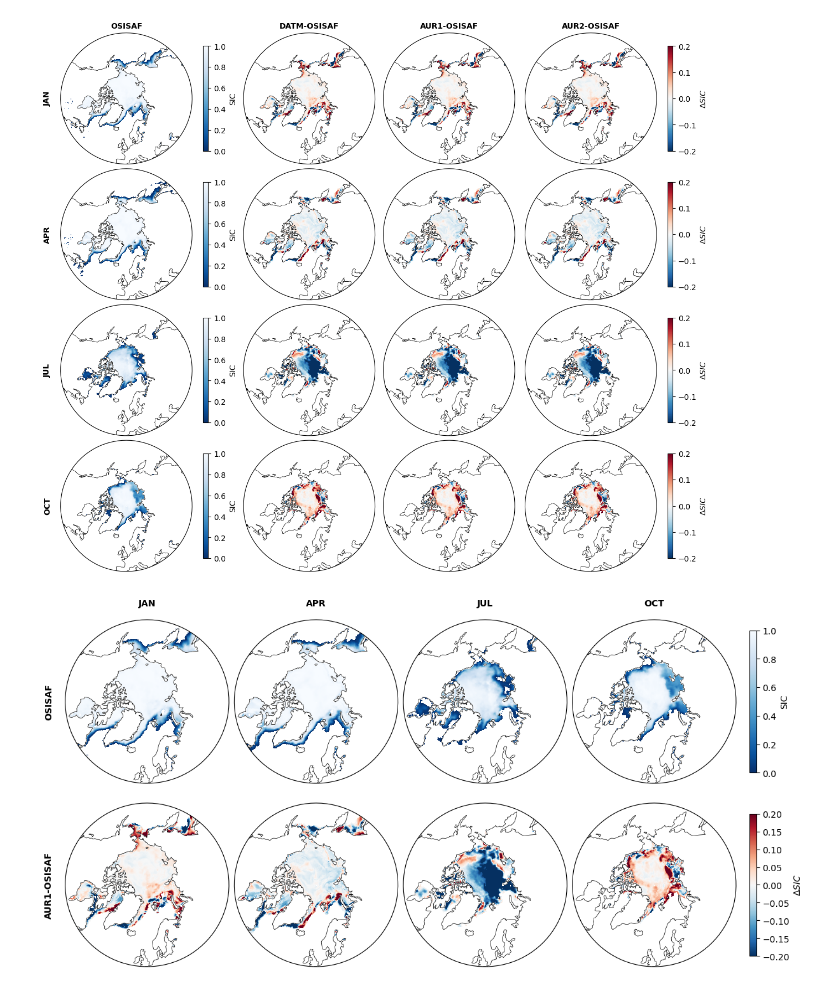
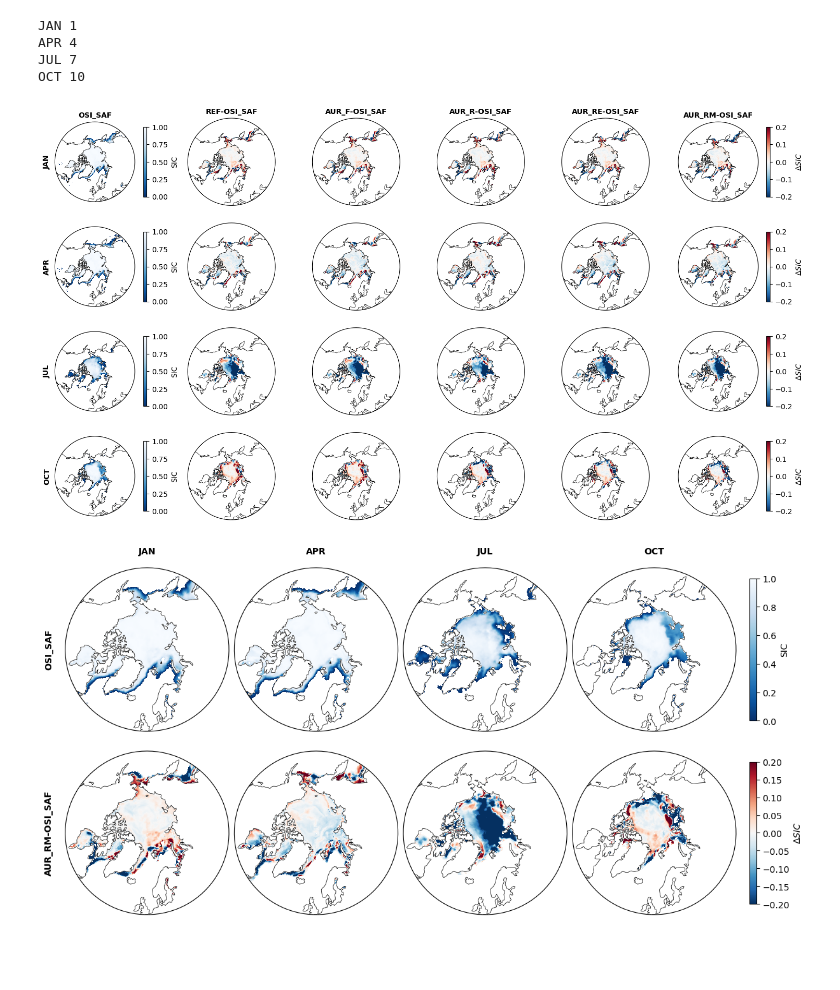
Before and after one commit to geogate-io/HESM-S2S, a Jupyter notebook: analysis/sea_ice.ipynb, the cells around one changed output. Cells and saved outputs as stored; diff of their text form; code cells hidden in the pictures; blank space fills up the shorter version.

```diff
--- a/analysis/sea_ice.ipynb
+++ b/analysis/sea_ice.ipynb
@@ -37,7 +37,7 @@ for label, val in months.items():
     # Load datasets
     ds_ice_mean = xr.open_dataset(os.path.join(data_path, f"2021{val:02d}01_seaice/seaice_S_35d_remap_bil_tmean.nc"))
     ds_datm_mean = xr.open_dataset(os.path.join(data_path, f"2021{val:02d}01_datm/ice_merged_35d_remap_bil_tmean.nc"))
-    ds_aur1_mean = xr.open_dataset(os.path.join(data_path, f"2021{val:02d}01_aurora/ice_merged_35d_remap_bil_tmean.nc"))
+    ds_aur1_mean = xr.open_dataset(os.path.join(data_path, f"2021{val:02d}01_aurora_r2/ice_merged_35d_remap_bil_tmean.nc"))
     ds_aur2_mean = xr.open_dataset(os.path.join(data_path, f"2021{val:02d}01_aurora_two_way/ice_merged_35d_remap_bil_tmean.nc"))
 
     # OSISAF
@@ -80,10 +80,10 @@ for label, val in months.items():
 
     # Labels
     if irow == 0:
-        ax[irow,0].set_title("OSISAF", fontweight='bold', fontsize=10)
-        ax[irow,1].set_title("DATM-OSISAF", fontweight='bold', fontsize=10)
-        ax[irow,2].set_title("AUR1-OSISAF", fontweight='bold', fontsize=10)
-        ax[irow,3].set_title("AUR2-OSISAF", fontweight='bold', fontsize=10)
+        ax[irow,0].set_title("OSI-SAF", fontweight='bold', fontsize=10)
+        ax[irow,1].set_title("DATM-OSI-SAF", fontweight='bold', fontsize=10)
+        ax[irow,2].set_title("AUR1-OSI-SAF", fontweight='bold', fontsize=10)
+        ax[irow,3].set_title("AUR2-OSI-SAF", fontweight='bold', fontsize=10)
     else:
         ax[irow,0].set_title("")
         ax[irow,1].set_title("")
@@ -116,7 +116,7 @@ icol = 0
 for label, val in months.items():
     # Load datasets
     ds_ice_mean = xr.open_dataset(os.path.join(data_path, f"2021{val:02d}01_seaice/seaice_S_35d_remap_bil_tmean.nc"))
-    ds_aur1_mean = xr.open_dataset(os.path.join(data_path, f"2021{val:02d}01_aurora/ice_merged_35d_remap_bil_tmean.nc"))
+    ds_aur1_mean = xr.open_dataset(os.path.join(data_path, f"2021{val:02d}01_aurora_two_way_r4/ice_merged_35d_remap_bil_tmean.nc"))
 
     # OSISAF
     data_osisaf = ds_ice_mean.ice_conc.isel(time=0)
@@ -147,8 +147,8 @@ for label, val in months.items():
     # Labels
     ax[0,icol].text(0.5, 1.1, f"{label}", transform=ax[0,icol].transAxes, ha='center', va='center', fontweight='bold', fontsize=10)
     if icol == 0:
-        ax[0,icol].text(-0.1, 0.5, "OSISAF", transform=ax[0,icol].transAxes, rotation=90, ha='center', va='center', fontweight='bold', fontsize=10)
-        ax[1,icol].text(-0.1, 0.5, "AUR1-OSISAF", transform=ax[1,icol].transAxes, rotation=90, ha='center', va='center', fontweight='bold', fontsize=10)
+        ax[0,icol].text(-0.1, 0.5, "OSI_SAF", transform=ax[0,icol].transAxes, rotation=90, ha='center', va='center', fontweight='bold', fontsize=10)
+        ax[1,icol].text(-0.1, 0.5, "AUR_RM-OSI_SAF", transform=ax[1,icol].transAxes, rotation=90, ha='center', va='center', fontweight='bold', fontsize=10)
 
     icol = icol+1
 
@@ -168,15 +276,18 @@ circle = mpath.Path(verts * radius + center)
 
 # Create figure
 proj  = ccrs.NorthPolarStereo()
-fig, ax = plt.subplots(4, 4, figsize=(12, 10), layout='constrained', subplot_kw={'projection': proj})
+fig, ax = plt.subplots(4, 6, figsize=(18, 10), subplot_kw={'projection': proj})
 
 irow = 0
 for label, val in months.items():
+    print(label, val)
     # Load datasets
     ds_ice_mean = xr.open_dataset(os.path.join(data_path, f"2021{val:02d}01_seaice/seaice_N_35d_remap_bil_tmean.nc"))
     ds_datm_mean = xr.open_dataset(os.path.join(data_path, f"2021{val:02d}01_datm/ice_merged_35d_remap_bil_tmean.nc"))
     ds_aur1_mean = xr.open_dataset(os.path.join(data_path, f"2021{val:02d}01_aurora/ice_merged_35d_remap_bil_tmean.nc"))
-    ds_aur2_mean = xr.open_dataset(os.path.join(data_path, f"2021{val:02d}01_aurora_two_way/ice_merged_35d_remap_bil_tmean.nc"))
+    ds_aur2_mean = xr.open_dataset(os.path.join(data_path, f"2021{val:02d}01_aurora_r2/ice_merged_35d_remap_bil_tmean.nc"))
+    ds_aur3_mean = xr.open_dataset(os.path.join(data_path, f"2021{val:02d}01_aurora_r3/ice_merged_35d_remap_bil_tmean.nc"))
+    ds_aur4_mean = xr.open_dataset(os.path.join(data_path, f"2021{val:02d}01_aurora_two_way_r4/ice_merged_35d_remap_bil_tmean.nc"))
 
     # OSISAF
     data_osisaf = ds_ice_mean.ice_conc.isel(time=0)
@@ -197,46 +308,72 @@ for label, val in months.items():
     ax[irow,1].set_boundary(circle, transform=ax[irow,1].transAxes)
     ax[irow,1].set_extent([-180, 180, 40, 90], ccrs.PlateCarree())
 
-    # AURORA 1W
+    # AUR_F
     data_aur1_sh = ds_aur1_mean.aice_d.isel(time=0)
     data_aur1_sh = data_aur1_sh.where(data_aur1_sh > thold)
     data_aur1_sh_diff = data_aur1_sh-data_osisaf
     im2 = data_aur1_sh_diff.plot(ax=ax[irow,2], transform=ccrs.PlateCarree(), vmin=-0.2, vmax=0.2, cmap='RdBu_r', add_colorbar=False)
     ax[irow,2].coastlines(linewidth=0.5)
     ax[irow,2].set_boundary(circle, transform=ax[irow,2].transAxes)
     ax[irow,2].set_extent([-180, 180, 40, 90], ccrs.PlateCarree())
 
-    # AURORA 2W
+    # AUR_R
     data_aur2_sh = ds_aur2_mean.aice_d.isel(time=0)
     data_aur2_sh = data_aur2_sh.where(data_aur2_sh > thold)
     data_aur2_sh_diff = data_aur2_sh-data_osisaf
     im3 = data_aur2_sh_diff.plot(ax=ax[irow,3], transform=ccrs.PlateCarree(), vmin=-0.2, vmax=0.2, cmap='RdBu_r', add_colorbar=False)
     ax[irow,3].coastlines(linewidth=0.5)
     ax[irow,3].set_boundary(circle, transform=ax[irow,3].transAxes)
     ax[irow,3].set_extent([-180, 180, 40, 90], ccrs.PlateCarree())
-    fig.colorbar(im3, ax=ax[irow,3], pad=0.08, aspect=20, shrink=0.8, label=r'$\Delta SIC$')
+
+    # AUR_RE
+    data_aur3_sh = ds_aur3_mean.aice_d.isel(time=0)
+    data_aur3_sh = data_aur3_sh.where(data_aur3_sh > thold)
+    data_aur3_sh_diff = data_aur3_sh-data_osisaf
+    im4 = data_aur3_sh_diff.plot(ax=ax[irow,4], transform=ccrs.PlateCarree(), vmin=-0.2, vmax=0.2, cmap='RdBu_r', add_colorbar=False)
+    ax[irow,4].coastlines(linewidth=0.5)
+    ax[irow,4].set_boundary(circle, transform=ax[irow,4].transAxes)
+    ax[irow,4].set_extent([-180, 180, 40, 90], ccrs.PlateCarree())
+
+    # AUR_RM
+    data_aur4_sh = ds_aur4_mean.aice_d.isel(time=0)
+    data_aur4_sh = data_aur4_sh.where(data_aur4_sh > thold)
+    data_aur4_sh_diff = data_aur4_sh-data_osisaf
+    im5 = data_aur4_sh_diff.plot(ax=ax[irow,5], transform=ccrs.PlateCarree(), vmin=-0.2, vmax=0.2, cmap='RdBu_r', add_colorbar=False)
+    ax[irow,5].coastlines(linewidth=0.5)
+    ax[irow,5].set_boundary(circle, transform=ax[irow,5].transAxes)
+    ax[irow,5].set_extent([-180, 180, 40, 90], ccrs.PlateCarree())
+    fig.colorbar(im5, ax=ax[irow,5], pad=0.08, aspect=20, shrink=0.8, label=r'$\Delta SIC$')
 
     # Labels
     if irow == 0:
-        ax[irow,0].set_title("OSISAF", fontweight='bold', fontsize=10)
-        ax[irow,1].set_title("DATM-OSISAF", fontweight='bold', fontsize=10)
-        ax[irow,2].set_title("AUR1-OSISAF", fontweight='bold', fontsize=10)
-        ax[irow,3].set_title("AUR2-OSISAF", fontweight='bold', fontsize=10)
+        ax[irow,0].set_title("OSI_SAF", fontweight='bold', fontsize=10)
+        ax[irow,1].set_title("REF-OSI_SAF", fontweight='bold', fontsize=10)
+        ax[irow,2].set_title("AUR_F-OSI_SAF", fontweight='bold', fontsize=10)
+        ax[irow,3].set_title("AUR_R-OSI_SAF", fontweight='bold', fontsize=10)
+        ax[irow,4].set_title("AUR_RE-OSI_SAF", fontweight='bold', fontsize=10)
+        ax[irow,5].set_title("AUR_RM-OSI_SAF", fontweight='bold', fontsize=10)
     else:
         ax[irow,0].set_title("")
         ax[irow,1].set_title("")
         ax[irow,2].set_title("")
         ax[irow,3].set_title("")
+        ax[irow,4].set_title("")
+        ax[irow,5].set_title("")
 
     ax[irow,0].text(-0.1, 0.5, f"{label}", transform=ax[irow,0].transAxes, rotation=90, ha='center', va='center', fontweight='bold', fontsize=10)
 
     irow = irow+1
 
 # Save to file
 filename = "s2s_sic_NH.png"
 plt.savefig(filename, bbox_inches='tight', pad_inches=0.6, dpi=300)
 # %% [output]
+JAN 1
+APR 4
+JUL 7
+OCT 10
-[figure, old version]
+[figure, new version]
 # %%
 thold = 0.001
 
@@ -254,7 +391,7 @@ icol = 0
 for label, val in months.items():
     # Load datasets
     ds_ice_mean = xr.open_dataset(os.path.join(data_path, f"2021{val:02d}01_seaice/seaice_N_35d_remap_bil_tmean.nc"))
-    ds_aur1_mean = xr.open_dataset(os.path.join(data_path, f"2021{val:02d}01_aurora/ice_merged_35d_remap_bil_tmean.nc"))
+    ds_aur1_mean = xr.open_dataset(os.path.join(data_path, f"2021{val:02d}01_aurora_two_way_r4/ice_merged_35d_remap_bil_tmean.nc"))
 
     # OSISAF
     data_osisaf = ds_ice_mean.ice_conc.isel(time=0)
@@ -285,8 +422,8 @@ for label, val in months.items():
     # Labels
     ax[0,icol].text(0.5, 1.1, f"{label}", transform=ax[0,icol].transAxes, ha='center', va='center', fontweight='bold', fontsize=10)
     if icol == 0:
-        ax[0,icol].text(-0.1, 0.5, "OSISAF", transform=ax[0,icol].transAxes, rotation=90, ha='center', va='center', fontweight='bold', fontsize=10)
-        ax[1,icol].text(-0.1, 0.5, "AUR1-OSISAF", transform=ax[1,icol].transAxes, rotation=90, ha='center', va='center', fontweight='bold', fontsize=10)
+        ax[0,icol].text(-0.1, 0.5, "OSI_SAF", transform=ax[0,icol].transAxes, rotation=90, ha='center', va='center', fontweight='bold', fontsize=10)
+        ax[1,icol].text(-0.1, 0.5, "AUR_RM-OSI_SAF", transform=ax[1,icol].transAxes, rotation=90, ha='center', va='center', fontweight='bold', fontsize=10)
 
     icol = icol+1
 
@@ -294,4 +431,4 @@ for label, val in months.items():
 filename = "s2s_sic_NH_v2.png"
 plt.savefig(filename, bbox_inches='tight', pad_inches=0.6, dpi=300)
 # %% [output]
-[figure, old version]
+[figure, new version]
```
Also changed, not shown: parts of 4 cells of this notebook, 12 other files.
